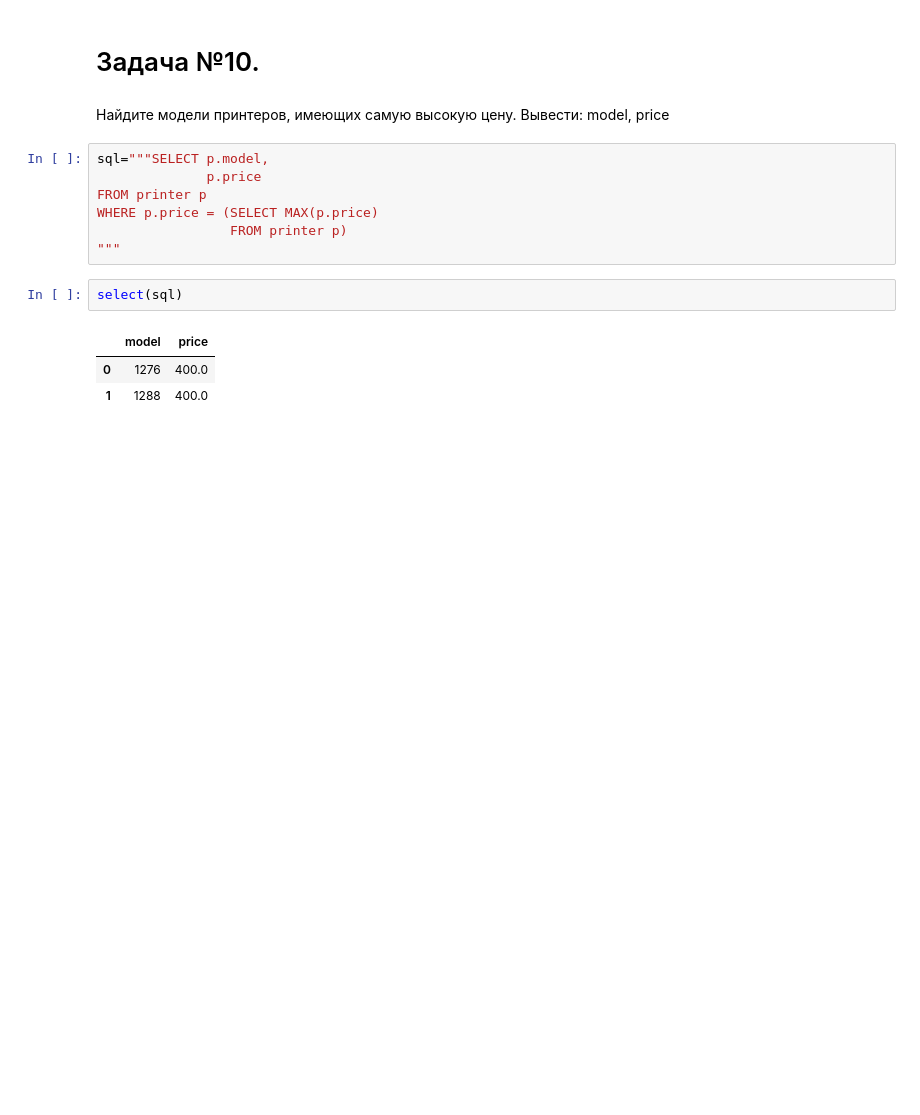
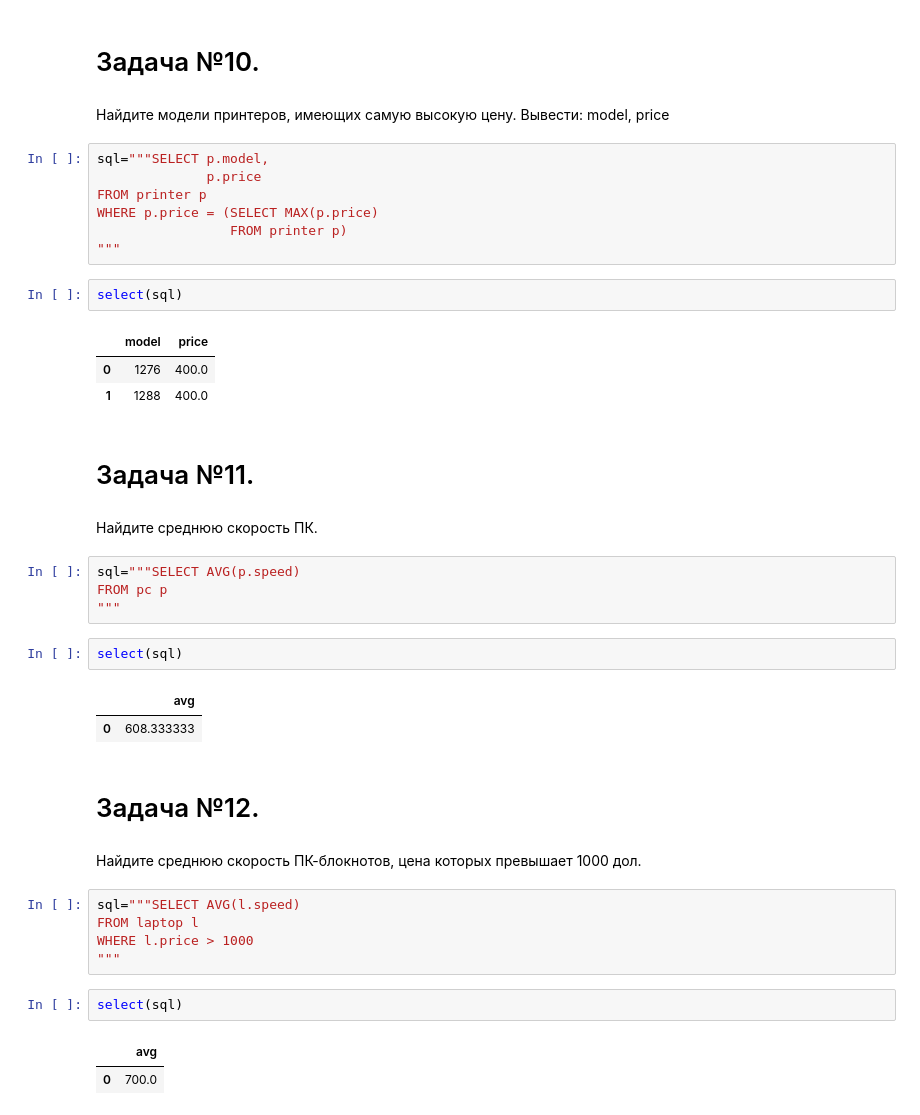
Before and after one commit to Kedrynez/Tasks-from-the-sql-ex.ru, a Jupyter notebook: sql_ex_postgres_in_colab.ipynb, the cells around one changed output. Saved outputs shown, nothing was run; the diff lists cells and outputs as text; blank space fills up the shorter version.

```diff
--- a/sql_ex_postgres_in_colab.ipynb
+++ b/sql_ex_postgres_in_colab.ipynb
@@ -223,3 +223,30 @@ select(sql)
 |  | model | price |
 | 0 | 1276 | 400.0 |
 | 1 | 1288 | 400.0 |
+# %% [markdown]
+# Задача №11.
+# %% [markdown]
+Найдите среднюю скорость ПК.
+# %%
+sql="""SELECT AVG(p.speed)
+FROM pc p
+"""
+# %%
+select(sql)
+# %% [output]
+|  | avg |
+| 0 | 608.333333 |
+# %% [markdown]
+# Задача №12.
+# %% [markdown]
+Найдите среднюю скорость ПК-блокнотов, цена которых превышает 1000 дол.
+# %%
+sql="""SELECT AVG(l.speed)
+FROM laptop l
+WHERE l.price > 1000
+"""
+# %%
+select(sql)
+# %% [output]
+|  | avg |
+| 0 | 700.0 |
```
Also changed, not shown: parts of 1 cell of this notebook.
